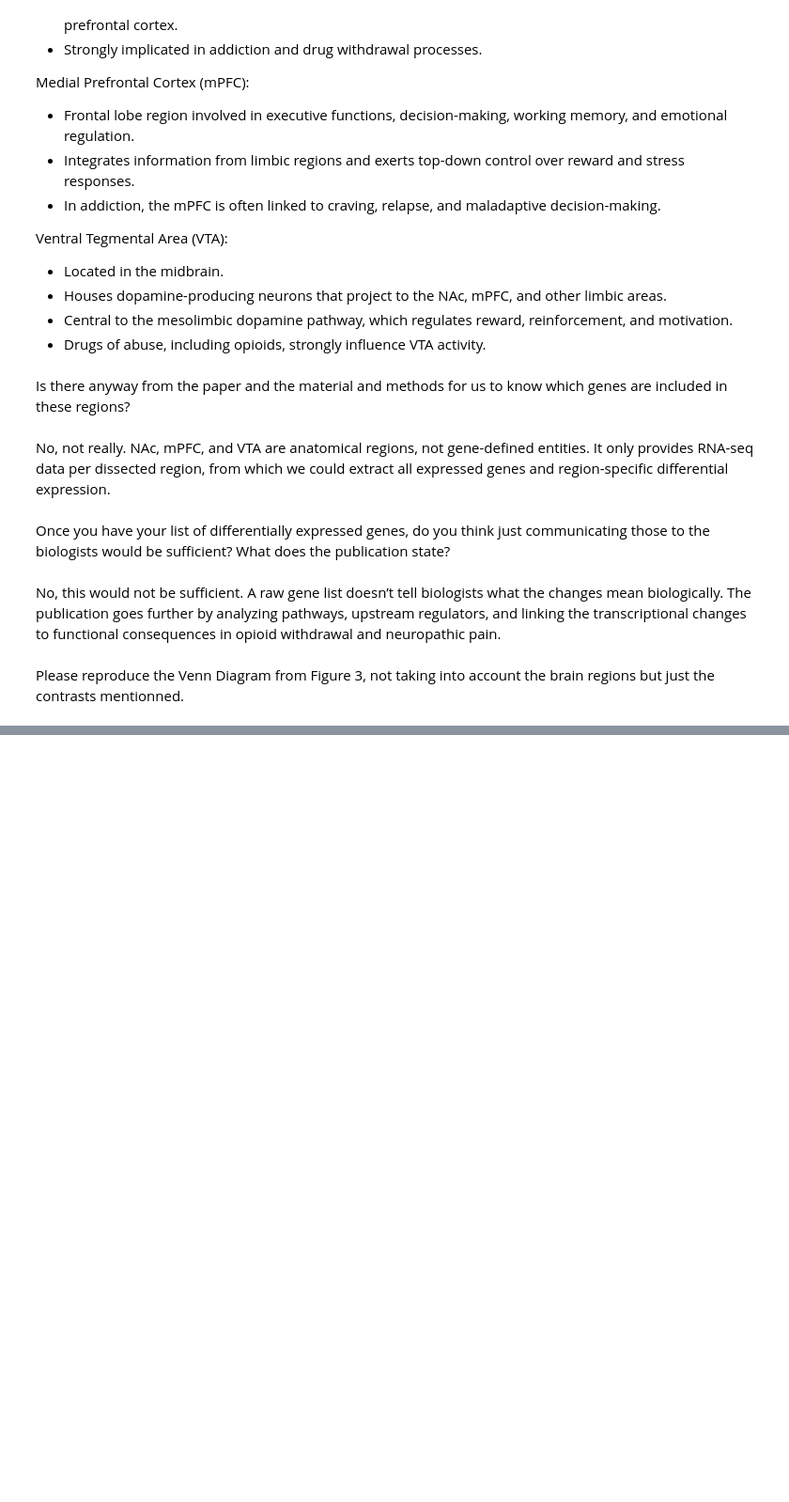
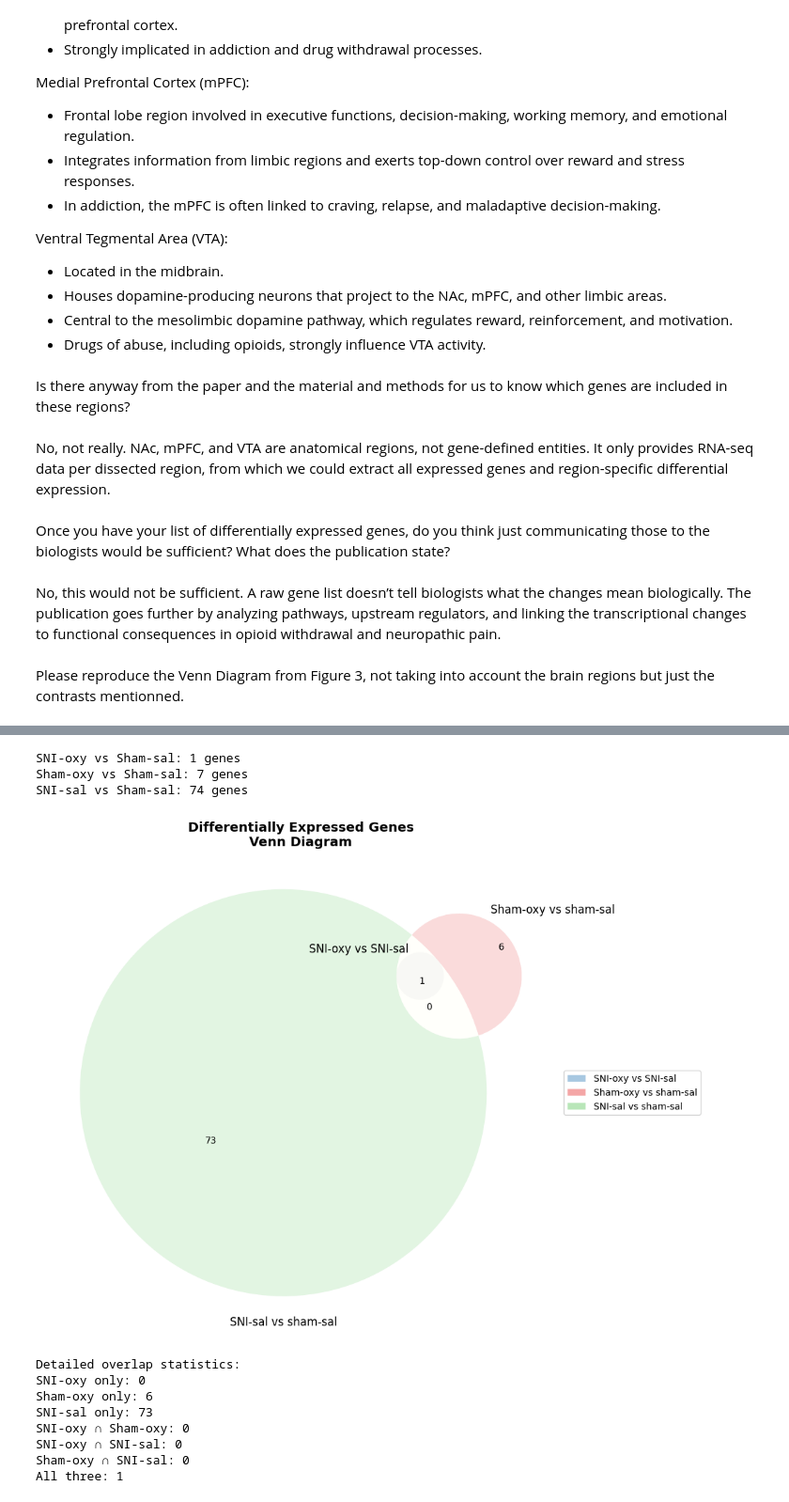
Before and after one commit to sphia-g/computational-workflows-2025, a Jupyter notebook: notebooks/day_03/day_03.ipynb, the cells around one changed output, grey strips where cells are left out. Shown at 94% size. Drawn from its saved outputs; the diff is of its cells as text; code cells hidden in the pictures; blank space fills up the shorter version.

```diff
--- a/notebooks/day_03/day_03.ipynb
+++ b/notebooks/day_03/day_03.ipynb
@@ -137,0 +134,54 @@ make sets
+# %%
+import pandas as pd
+import matplotlib.pyplot as plt
+from matplotlib_venn import venn3
+
+# Read the filtered differential expression results files
+sni_oxy_vs_sham_sal = pd.read_csv('differentialexpression_run2-out/tables/differential/sni_oxy_vs_sham_sal.deseq2.results_filtered.tsv', sep='\t')
+sham_oxy_vs_sham_sal = pd.read_csv('differentialexpression_run2-out/tables/differential/sham_oxy_vs_sham_sal.deseq2.results_filtered.tsv', sep='\t')
+sni_sal_vs_sham_sal = pd.read_csv('differentialexpression_run2-out/tables/differential/sni_sal_vs_sham_sal.deseq2.results_filtered.tsv', sep='\t')
+
+# Extract gene sets (using gene_id column)
+set_sni_oxy = set(sni_oxy_vs_sham_sal['gene_id'])
+set_sham_oxy = set(sham_oxy_vs_sham_sal['gene_id'])
+set_sni_sal = set(sni_sal_vs_sham_sal['gene_id'])
+
+print(f"SNI-oxy vs Sham-sal: {len(set_sni_oxy)} genes")
+print(f"Sham-oxy vs Sham-sal: {len(set_sham_oxy)} genes")
+print(f"SNI-sal vs Sham-sal: {len(set_sni_sal)} genes")
+
+# Create the Venn diagram
+plt.figure(figsize=(10, 8))
+
+venn = venn3(
+    [set_sni_oxy, set_sham_oxy, set_sni_sal],
+    set_labels=('SNI-oxy vs SNI-sal', 'Sham-oxy vs sham-sal', 'SNI-sal vs sham-sal'),
+    set_colors=('#A8C8E1', '#F4A6A6', '#B8E6B8')  # Blue, Red, Green to match your image
+)
+
+# Customize the appearance
+plt.title('Differentially Expressed Genes\nVenn Diagram', fontsize=14, fontweight='bold')
+
+# Add a legend matching your image
+legend_elements = [
+    plt.Rectangle((0,0),1,1, facecolor='#A8C8E1', label='SNI-oxy vs SNI-sal'),
+    plt.Rectangle((0,0),1,1, facecolor='#F4A6A6', label='Sham-oxy vs sham-sal'),
+    plt.Rectangle((0,0),1,1, facecolor='#B8E6B8', label='SNI-sal vs sham-sal')
+]
+plt.legend(handles=legend_elements, loc='center left', bbox_to_anchor=(1, 0.5))
+
+plt.tight_layout()
+plt.show()
+# %% [output]
+SNI-oxy vs Sham-sal: 1 genes
+Sham-oxy vs Sham-sal: 7 genes
+SNI-sal vs Sham-sal: 74 genes
+[figure, added]
+Detailed overlap statistics:
+SNI-oxy only: 0
+Sham-oxy only: 6
+SNI-sal only: 73
+SNI-oxy ∩ Sham-oxy: 0
+SNI-oxy ∩ SNI-sal: 0
+Sham-oxy ∩ SNI-sal: 0
+All three: 1
```
Also changed, not shown: parts of 2 cells of this notebook, 3 other files.
